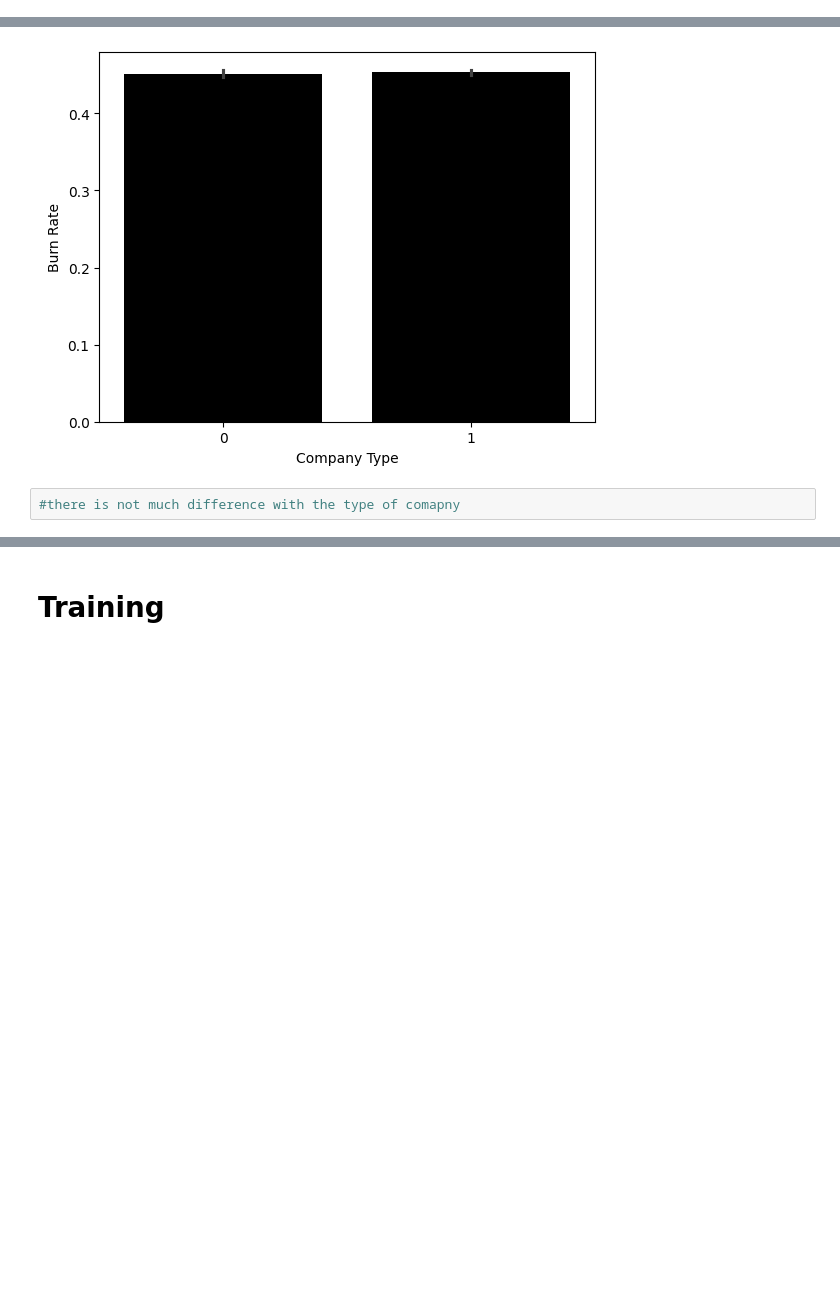
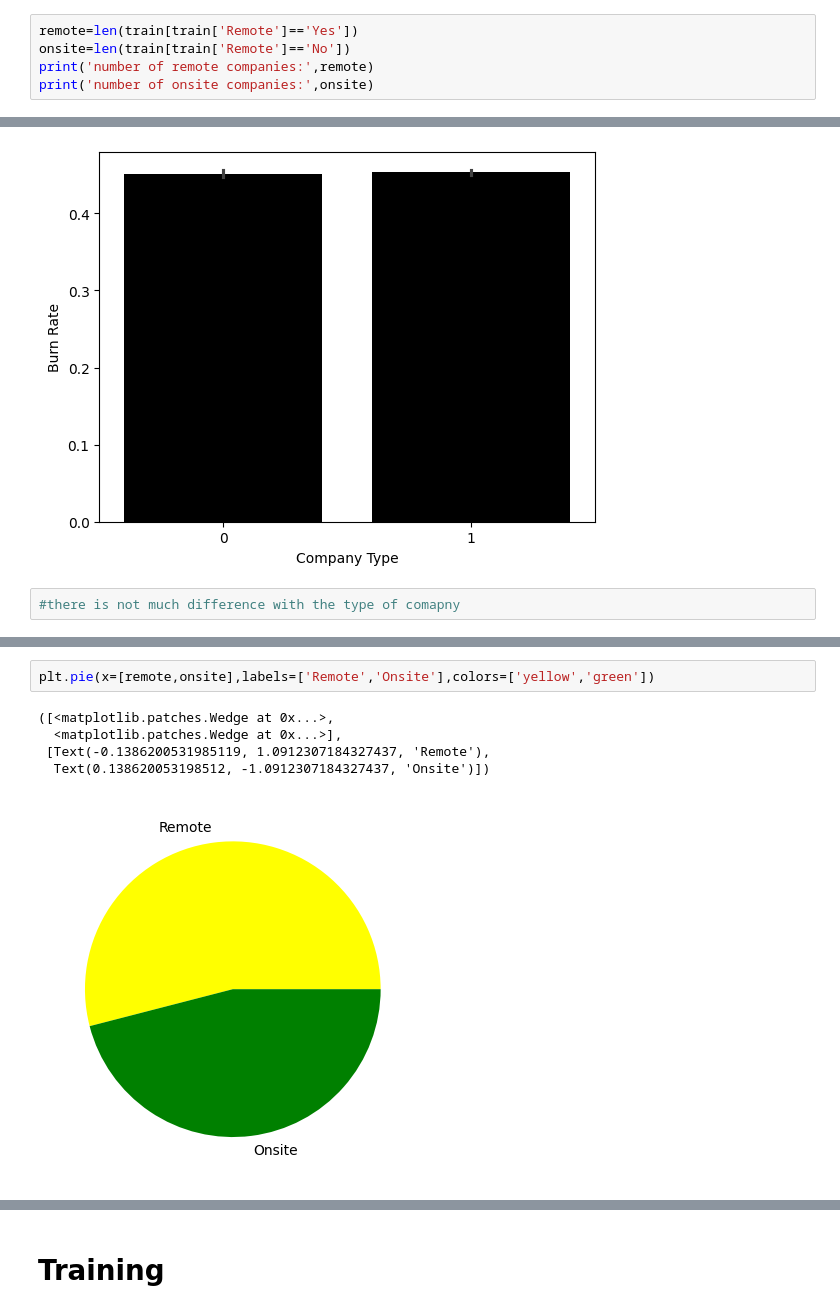
Before and after one commit to ReemJbily/Employee-Burn-Out, a Jupyter notebook: employee_burn_out.ipynb, the cells around one changed output, grey strips where cells are left out. Drawn from its saved outputs; the diff is of its cells as text; blank space fills up the shorter version.

```diff
--- a/employee_burn_out.ipynb
+++ b/employee_burn_out.ipynb
@@ -190,0 +187,5 @@ Index(['Gender', 'Company Type', 'Remote', 'Designation', 'Resource',
+# %%
+remote=len(train[train['Remote']=='Yes'])
+onsite=len(train[train['Remote']=='No'])
+print('number of remote companies:',remote)
+print('number of onsite companies:',onsite)
@@ -295,0 +308,8 @@ sns.barplot(data=train,x='Company Type',y='Burn Rate',color='black')
+# %%
+plt.pie(x=[remote,onsite],labels=['Remote','Onsite'],colors=['yellow','green'])
+# %% [output]
+([<matplotlib.patches.Wedge at 0x...>,
+  <matplotlib.patches.Wedge at 0x...>],
+ [Text(-0.1386200531985119, 1.0912307184327437, 'Remote'),
+  Text(0.138620053198512, -1.0912307184327437, 'Onsite')])
+[figure, added]
```
Also changed, not shown: parts of 16 cells of this notebook, 31 other files.
